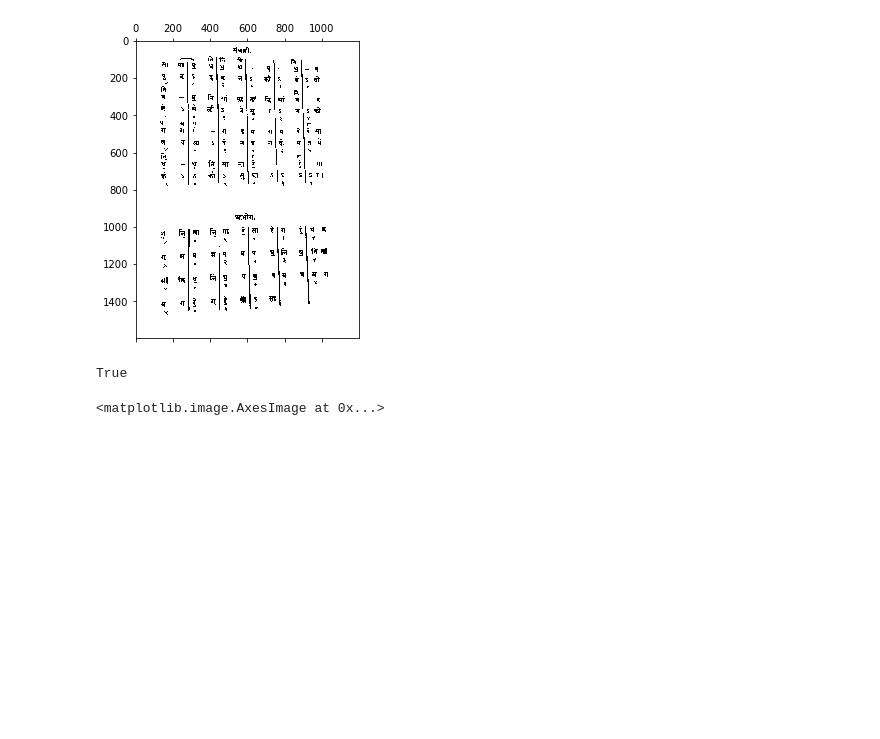
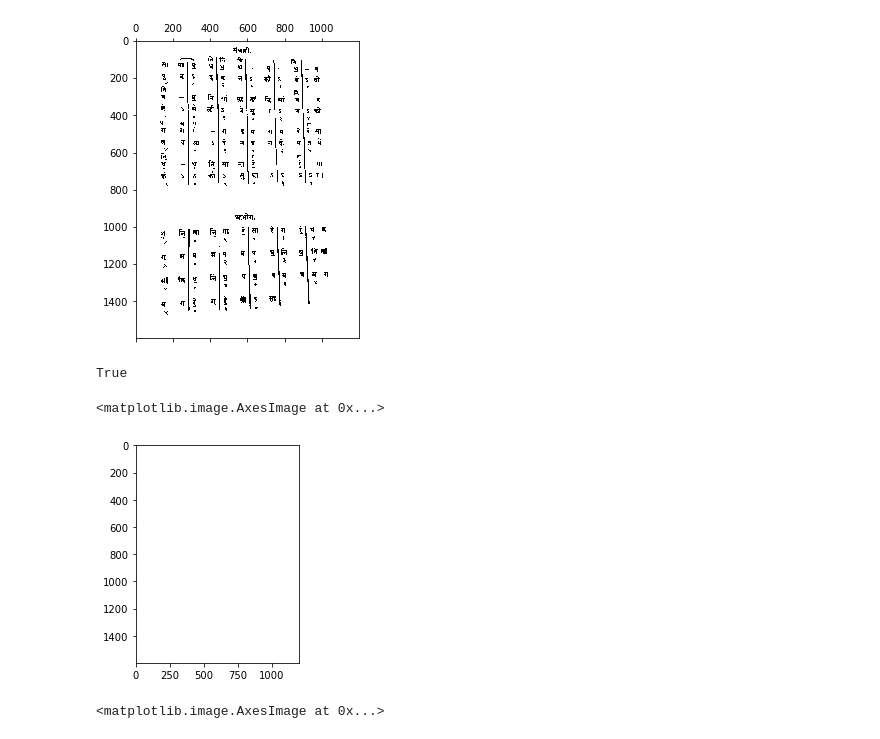
Before and after one commit to mickee00000/201951090_Research_Internship_2022, a Jupyter notebook: Text Extraction Preprocessing.ipynb, the cells around one changed output. Saved outputs shown, nothing was run; the diff lists cells and outputs as text; code cells hidden in the pictures; blank space fills up the shorter version.

```diff
--- a/Text Extraction Preprocessing.ipynb
+++ b/Text Extraction Preprocessing.ipynb
@@ -46,7 +46,11 @@ cv2.imwrite('binary_file.jpeg', bin_notes )
 # %% [output]
 True
 # %%
-black = np.zeros(bin_notes.shape)
+black = np.ones(bin_notes.shape)
+plt.imshow(black)
+# %% [output]
+<matplotlib.image.AxesImage at 0x...>
+[figure, added]
 # %%
 BinGray = cv2.Canny(bin_notes, 900, 100, 10)
 plt.imshow( BinGray)
```
Also changed, not shown: parts of 3 cells of this notebook.
